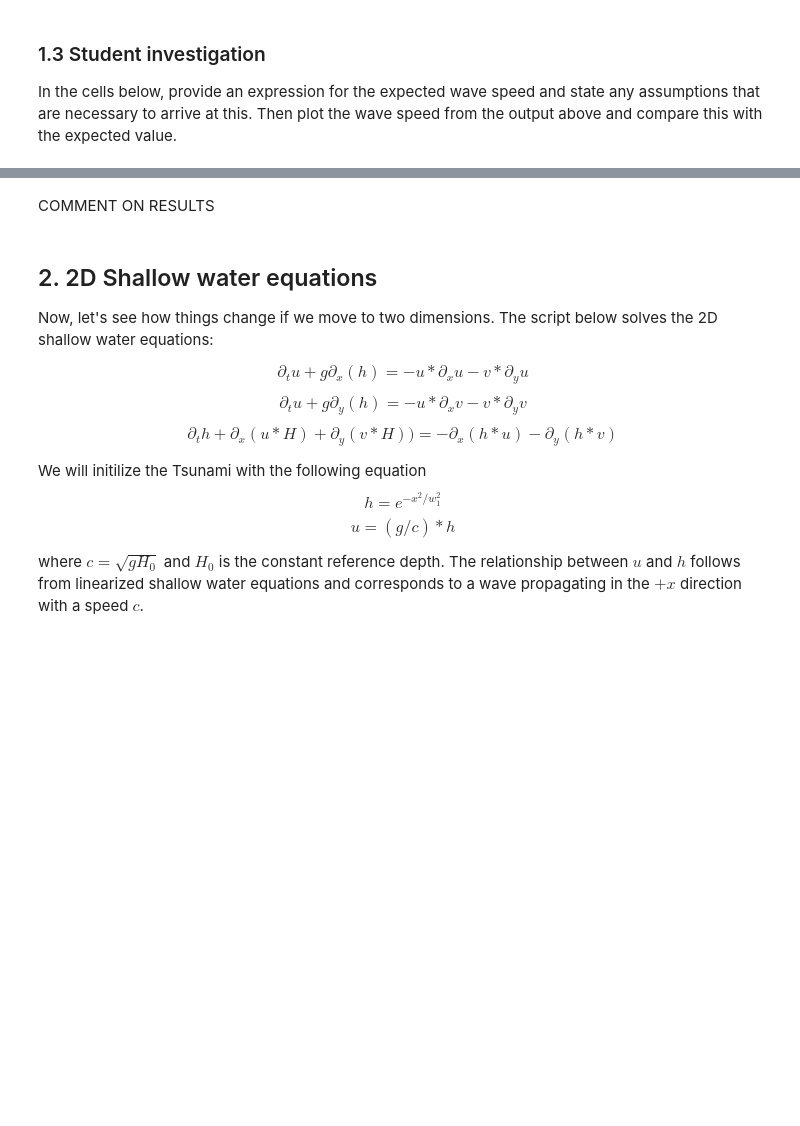
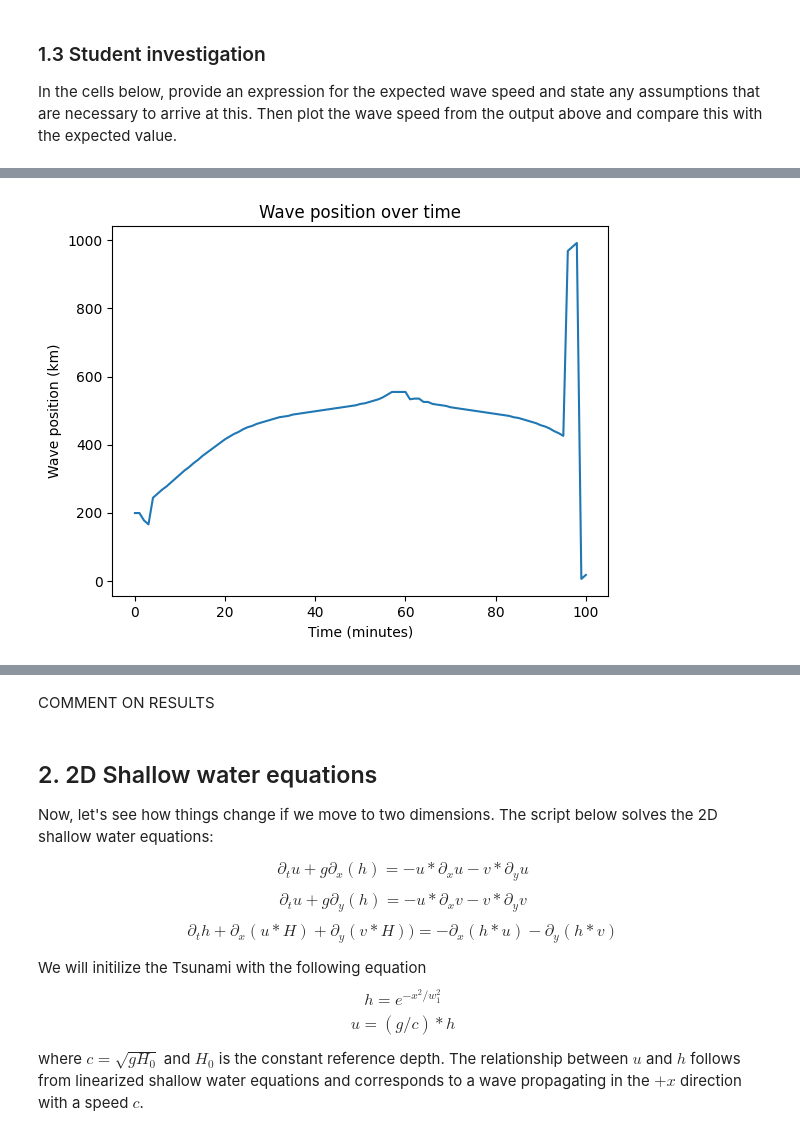
Before and after one commit to isabelgilchristmiller/QCES, a Jupyter notebook: Project3_tsunami.ipynb, the cells around one changed output, grey strips where cells are left out. Cells and saved outputs as stored; diff of their text form; code cells hidden in the pictures; blank space fills up the shorter version.

```diff
--- a/Project3_tsunami.ipynb
+++ b/Project3_tsunami.ipynb
@@ -209,0 +267,8 @@ ADD EXPRESSION FOR EXPECTED WAVE SPEED AND EXPLANATION HERE
+# %%
+plt.plot(t_save_mins, h_max_coordinate)
+plt.title('Wave position over time')
+plt.xlabel('Time (minutes)')
+plt.ylabel('Wave position (km)')
+plt.show()
+# %% [output]
+[figure, added]
```
Also changed, not shown: parts of 10 cells of this notebook.
